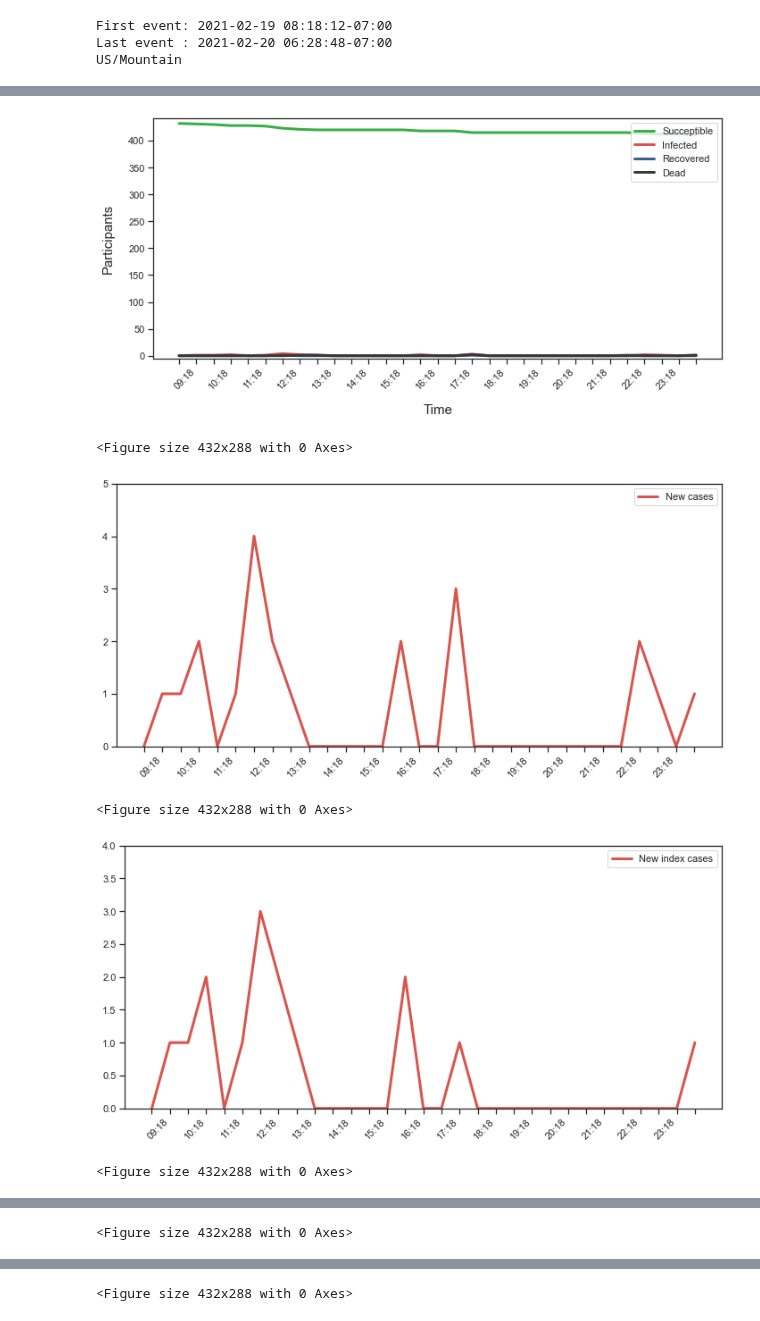
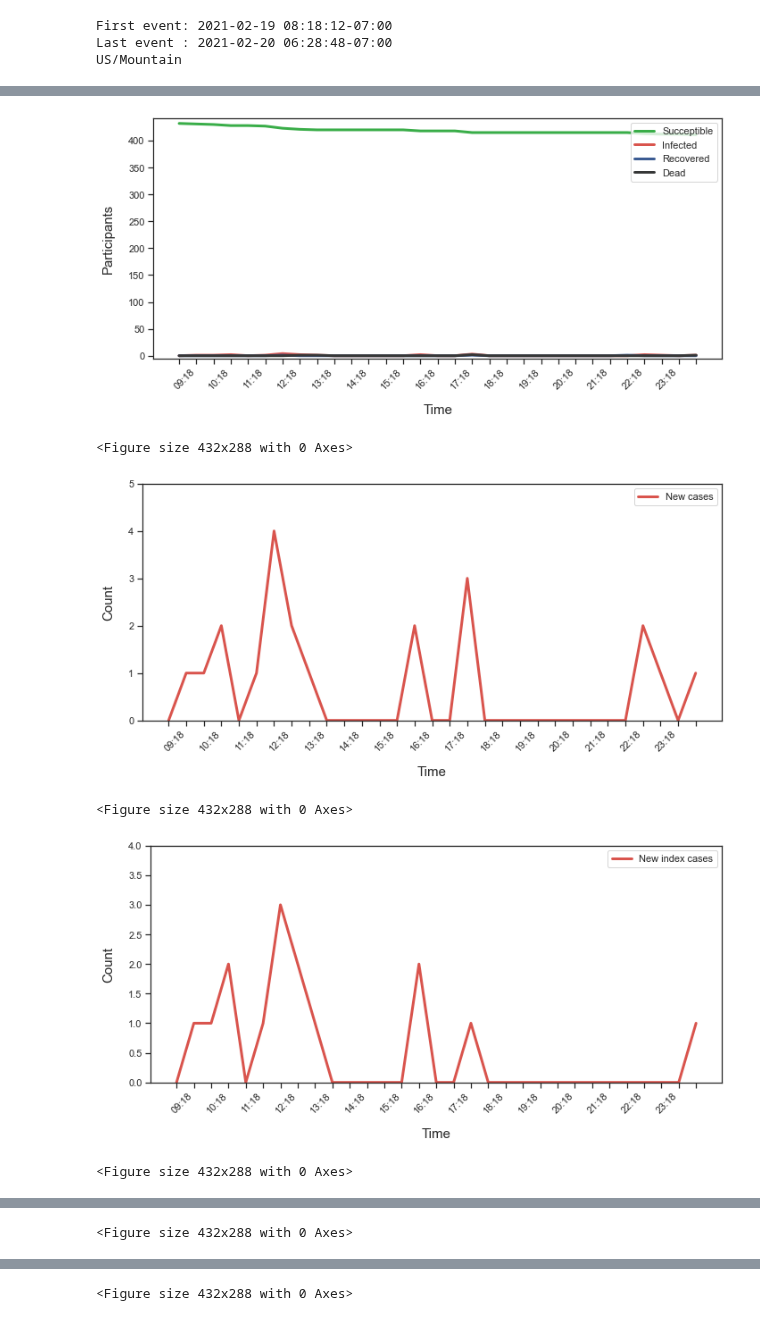
Before and after one commit to colabobio/oo-viz, a Jupyter notebook: plot_epi_curves.ipynb, the cells around one changed output, grey strips where cells are left out. Drawn from its saved outputs; the diff is of its cells as text; code cells hidden in the pictures.

```diff
--- a/plot_epi_curves.ipynb
+++ b/plot_epi_curves.ipynb
@@ -24,30 +24,37 @@ option = 7
 time0 = time1 = ''
 
 if option == 1:
+    title = "SABETI RETREAT 2020 OO SIMULATION"
     base_folder = "./simulations/retreat2020"
     sim_id = 29
     sim_tz = "US/Eastern"
 if option == 2:
+    title = "CMU TEST OO SIMULATION"
     base_folder = "./simulations/cmutest"
     sim_id = 32
     sim_tz = "US/Mountain"
 if option == 3:
+    title = "CMU OO SIMULATION"
     base_folder = "./simulations/cmu"
     sim_id = 34
     sim_tz = "US/Mountain"
 if option == 4:
+    title = "FGCU OO SIMULATION"
     base_folder = "./simulations/fgcu"
     sim_id = 33
     sim_tz = "US/Eastern"
 if option == 5:
+    title = "CSW1 OO SIMULATION"
     base_folder = "./simulations/csw1"
     sim_id = 36
     sim_tz = "US/Eastern"
 if option == 6:
+    title = "CSW2 OO SIMULATION"
     base_folder = "./simulations/csw2"
     sim_id = 37
     sim_tz = "US/Eastern"
 if option == 7:
+    title = "BYU21 OO SIMULATION"
     base_folder = "./simulations/byu21"
     sim_id = 39
     sim_tz = "US/Mountain"
@@ -282,13 +289,32 @@ while t <= max_time:
             tlabels += [""]
         tlabels_all += [td.strftime('%H:%M')]
     else:
-        print("skipping", td)
+#         print("skipping", td)
+        pass
 
 df = pd.DataFrame({"Time": tlabels_all,
                    "Susceptible": S, "Infected": I, "Dead": NDead, "Recovered": NRec, "Escaped": NEsc,
                    "Total cumulative cases": C, "Total cumulative deaths": CD, "Total cumulative recoveries": CR, "Total cumulative escaped": CE,
                    "Index cases": I0, "Secondary cases": I2, "Number of contacts": NC})
 df.to_excel(os.path.join(output_folder, "epi-data.xlsx"), index=False)
+
+print(title)
+if time0 and time1:
+    print("Report", datetime.strptime(time0, '%b %d %Y %I:%M%p'), "to", datetime.strptime(time1, '%b %d %Y %I:%M%p'))
+else:
+    print("Report")
+
+print("")
+print("Summary statistics:")
+print("Final number of susceptibles:", S[-1])
+print("Total number of cases:", C[-1])
+print("Total number of deaths:", CD[-1])
+print("Total number of recoveries:", CR[-1])
+print("Total number of escapes:", CE[-1])
+print("Total number of contacts:", sum(NC))
+
+print("")
+print("Epidemiological plots:")
 
 # Combined SIR curves
 fig, ax = plt.subplots(figsize=(10,5))
@@ -309,6 +335,8 @@ fig.savefig(os.path.join(output_folder, "epi-curves.pdf"))
 plt.clf()
 fig, ax = plt.subplots(figsize=(10,5))
 plt.ylim([0, math.ceil(max(I) * 1.2)])
+plt.xlabel("Time", labelpad=15, fontsize=15)
+plt.ylabel("Count", labelpad=15, fontsize=15)
 ax.plot(index, I, label="New cases", color=sns.xkcd_rgb["pale red"], lw=3)
 plt.xticks(index, tlabels, rotation=45, horizontalalignment="right")
 plt.legend(loc='upper right')
@@ -320,6 +348,8 @@ fig.savefig(os.path.join(output_folder, "new-cases-curve.pdf"))
 plt.clf()
 fig, ax = plt.subplots(figsize=(10,5))
 plt.ylim([0, math.ceil(max(I0) * 1.2)])
+plt.xlabel("Time", labelpad=15, fontsize=15)
+plt.ylabel("Count", labelpad=15, fontsize=15)
 ax.plot(index, I0, label="New index cases", color=sns.xkcd_rgb["pale red"], lw=3)
 plt.xticks(index, tlabels, rotation=45, horizontalalignment="right")
 plt.legend(loc='upper right')
@@ -331,6 +361,8 @@ fig.savefig(os.path.join(output_folder, "new-index_cases-curve.pdf"))
 plt.clf()
 fig, ax = plt.subplots(figsize=(10,5))
 plt.ylim([0, math.ceil(max(I2) * 1.2)])
+plt.xlabel("Time", labelpad=15, fontsize=15)
+plt.ylabel("Count", labelpad=15, fontsize=15)
 ax.plot(index, I2, label="New secondary cases", color=sns.xkcd_rgb["pale red"], lw=3)
 plt.xticks(index, tlabels, rotation=45, horizontalalignment="right")
 plt.legend(loc='upper right')
@@ -342,6 +374,8 @@ fig.savefig(os.path.join(output_folder, "new-secondary_cases-curve.pdf"))
 plt.clf()
 fig, ax = plt.subplots(figsize=(10,5))
 plt.ylim([0, math.ceil(max(C) * 1.2)])
+plt.xlabel("Time", labelpad=15, fontsize=15)
+plt.ylabel("Count", labelpad=15, fontsize=15)
 ax.plot(index, C, label="Cumulative cases", color=sns.xkcd_rgb["black"], lw=3)
 plt.xticks(index, tlabels, rotation=45, horizontalalignment="right")
 plt.legend(loc='upper right')
@@ -353,6 +387,8 @@ fig.savefig(os.path.join(output_folder, "cumulative-cases.pdf"))
 plt.clf()
 fig, ax = plt.subplots(figsize=(10,5))
 plt.ylim([0, math.ceil(max(CD) * 1.2)])
+plt.xlabel("Time", labelpad=15, fontsize=15)
+plt.ylabel("Count", labelpad=15, fontsize=15)
 ax.plot(index, CD, label="Cumulative deaths", color=sns.xkcd_rgb["black"], lw=3)
 plt.xticks(index, tlabels, rotation=45, horizontalalignment="right")
 plt.legend(loc='upper right')
@@ -364,6 +400,8 @@ fig.savefig(os.path.join(output_folder, "cumulative-deaths.pdf"))
 plt.clf()
 fig, ax = plt.subplots(figsize=(10,5))
 plt.ylim([0, math.ceil(max(CR) * 1.2)])
+plt.xlabel("Time", labelpad=15, fontsize=15)
+plt.ylabel("Count", labelpad=15, fontsize=15)
 ax.plot(index, CR, label="Cumulative recoveries", color=sns.xkcd_rgb["black"], lw=3)
 plt.xticks(index, tlabels, rotation=45, horizontalalignment="right")
 plt.legend(loc='upper right')
@@ -375,6 +413,8 @@ fig.savefig(os.path.join(output_folder, "cumulative-recoveries.pdf"))
 plt.clf()
 fig, ax = plt.subplots(figsize=(10,5))
 plt.ylim([0, math.ceil(max(CE) * 1.2)])
+plt.xlabel("Time", labelpad=15, fontsize=15)
+plt.ylabel("Count", labelpad=15, fontsize=15)
 ax.plot(index, CE, label="Cumulative escapes", color=sns.xkcd_rgb["black"], lw=3)
 plt.xticks(index, tlabels, rotation=45, horizontalalignment="right")
 plt.legend(loc='upper right')
@@ -386,18 +426,12 @@ fig.savefig(os.path.join(output_folder, "cumulative-escapes.pdf"))
 plt.clf()
 fig, ax = plt.subplots(figsize=(10,5))
 plt.ylim([0, math.ceil(max(NC) * 1.2)])
+plt.xlabel("Time", labelpad=15, fontsize=15)
+plt.ylabel("Count", labelpad=15, fontsize=15)
 ax.plot(index, NC, label="Number of contacts", color=sns.xkcd_rgb["black"], lw=3)
 plt.xticks(index, tlabels, rotation=45, horizontalalignment="right")
 plt.legend(loc='upper right')
 plt.tight_layout()
 plt.show()
 fig.savefig(os.path.join(output_folder, "number-contacts-curve.pdf"))
-
-# Print summary
-print("Final number of susceptibles:", S[-1])
-print("Total number of cases:", C[-1])
-print("Total number of deaths:", CD[-1])
-print("Total number of recoveries:", CR[-1])
-print("Total number of escapes:", CE[-1])
-print("Total number of contacts:", sum(NC))
 # %% [output]
@@ -418,6 +450,6 @@ skipping 2021-02-20 06:48:12-07:00
 [figure]
 <Figure size 432x288 with 0 Axes>
-[figure, old version]
+[figure, new version]
 <Figure size 432x288 with 0 Axes>
-[figure, old version]
+[figure, new version]
 <Figure size 432x288 with 0 Axes>
```
Also changed, not shown: parts of 3 cells of this notebook.
